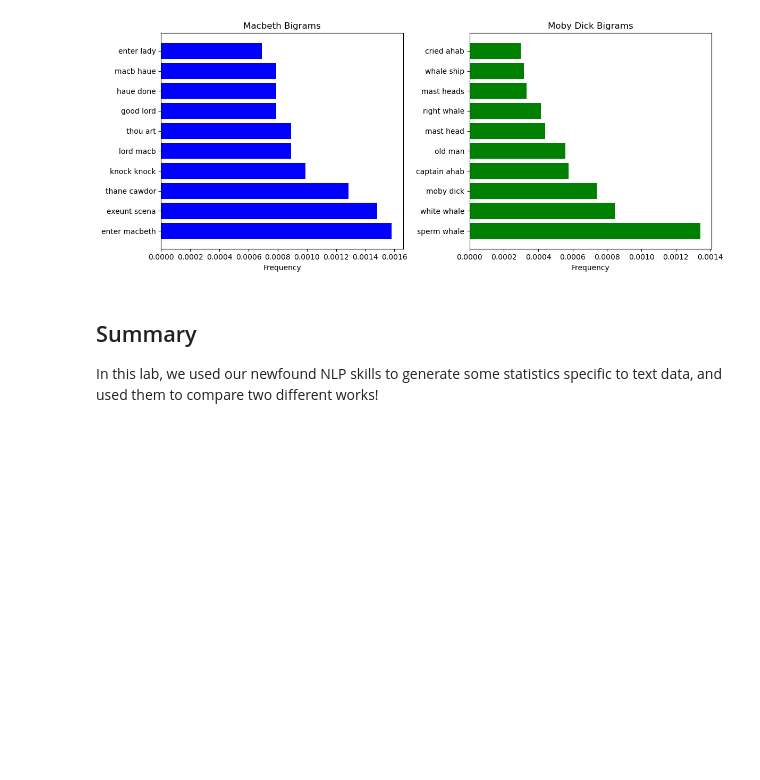
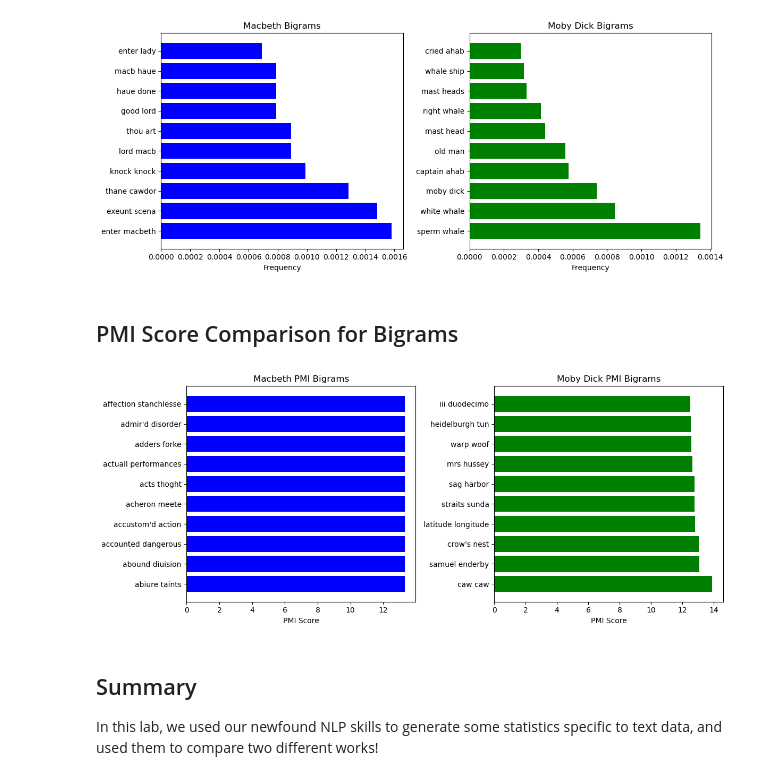
Before and after one commit to kev065/dsc-corpus-statistics-lab, a Jupyter notebook: index.ipynb, the cells around one changed output. Drawn from its saved outputs; the diff is of its cells as text; code cells hidden in the pictures; blank space fills up the shorter version.

Commit message:
Add PMI score visualization for top bigrams in Macbeth and Moby Dick

```diff
--- a/index.ipynb
+++ b/index.ipynb
@@ -519,6 +519,35 @@ plt.tight_layout()
 plt.show()
 # %% [output]
 [figure]
+# %% [markdown]
+## PMI Score Comparison for Bigrams
+# %%
+# Extract top 10 PMI bigrams for Macbeth and Moby Dick
+macbeth_pmi_bigrams, macbeth_pmi_scores = zip(*macbeth_pmi_scored[:10])
+moby_dick_pmi_bigrams, moby_dick_pmi_scores = zip(*moby_dick_pmi_scored[:10])
+
+macbeth_pmi_labels = [' '.join(bigram) for bigram in macbeth_pmi_bigrams]
+moby_dick_pmi_labels = [' '.join(bigram) for bigram in moby_dick_pmi_bigrams]
+
+# Plot PMI bigram scores
+plt.figure(figsize=(12,5))
+
+# Macbeth PMI bigrams
+plt.subplot(1, 2, 1)
+plt.barh(macbeth_pmi_labels, macbeth_pmi_scores, color='blue')
+plt.title("Macbeth PMI Bigrams")
+plt.xlabel("PMI Score")
+
+# Moby Dick PMI bigrams
+plt.subplot(1, 2, 2)
+plt.barh(moby_dick_pmi_labels, moby_dick_pmi_scores, color='green')
+plt.title("Moby Dick PMI Bigrams")
+plt.xlabel("PMI Score")
+
+plt.tight_layout()
+plt.show()
+# %% [output]
+[figure, added]
 # %% [markdown]
 ## Summary
 
```
